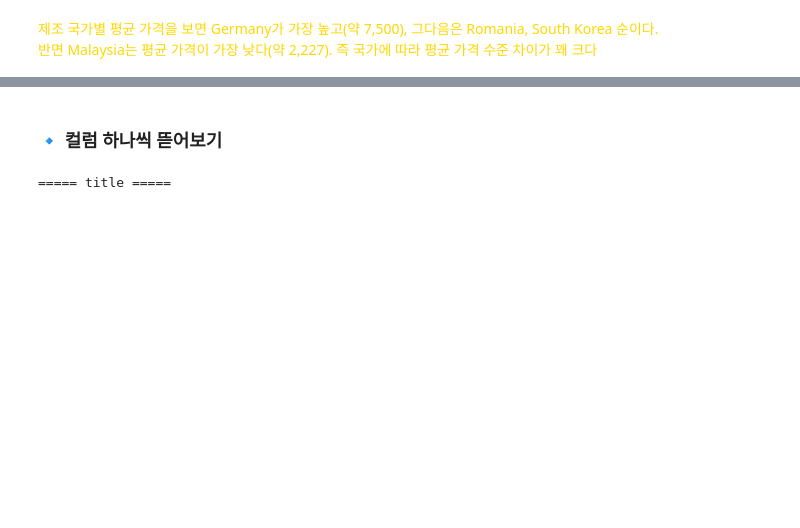
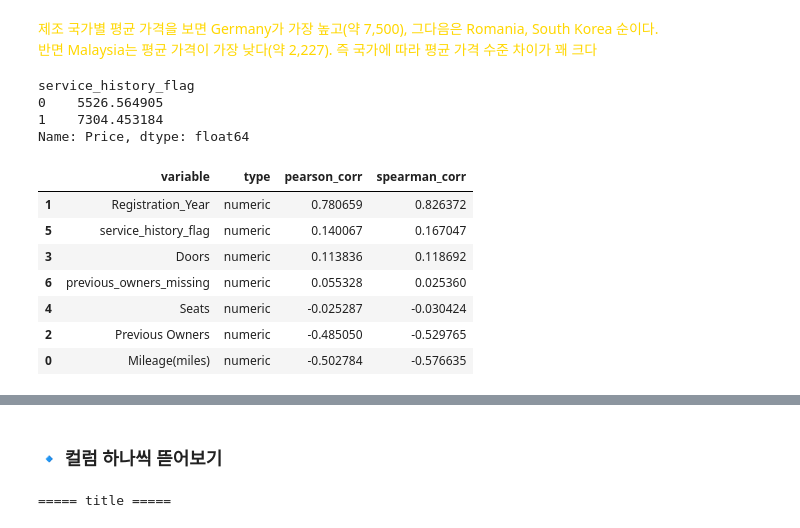
Before and after one commit to jojos0501/da5, a Jupyter notebook: 0206_DataTransformation/day2_project_조수경.ipynb, the cells around one changed output, grey strips where cells are left out. Saved outputs shown, nothing was run; the diff lists cells and outputs as text; code cells hidden in the pictures; blank space fills up the shorter version.

```diff
--- a/0206_DataTransformation/day2_project_조수경.ipynb
+++ b/0206_DataTransformation/day2_project_조수경.ipynb
@@ -857,3 +823,36 @@ plt.show()
 # %% [markdown]
 <span style="color: #ffd700;">
 제조 국가별 평균 가격을 보면 Germany가 가장 높고(약 7,500), 그다음은 Romania, South Korea 순이다. <br> 반면 Malaysia는 평균 가격이 가장 낮다(약 2,227). 즉 국가에 따라 평균 가격 수준 차이가 꽤 크다</span>
+# %%
+# 이진 변수 ↔ Price
+
+car_df.groupby("service_history_flag")["Price"].mean()
+# %% [output]
+service_history_flag
+0    5526.564905
+1    7304.453184
+Name: Price, dtype: float64
+# %%
+summary = []
+
+# numeric
+for col in numeric_cols:
+    if col != "Price":
+        summary.append({
+            "variable": col,
+            "type": "numeric",
+            "pearson_corr": car_df[col].corr(car_df["Price"]),
+            "spearman_corr": car_df[col].corr(car_df["Price"], method="spearman")
+        })
+
+summary_df = pd.DataFrame(summary).sort_values("spearman_corr", ascending=False)
+display(summary_df)
+# %% [output]
+|  | variable | type | pearson_corr | spearman_corr |
+| 1 | Registration_Year | numeric | 0.780659 | 0.826372 |
+| 5 | service_history_flag | numeric | 0.140067 | 0.167047 |
+| 3 | Doors | numeric | 0.113836 | 0.118692 |
+| 6 | previous_owners_missing | numeric | 0.055328 | 0.025360 |
+| 4 | Seats | numeric | -0.025287 | -0.030424 |
+| 2 | Previous Owners | numeric | -0.485050 | -0.529765 |
+| 0 | Mileage(miles) | numeric | -0.502784 | -0.576635 |
```
Also changed, not shown: parts of 31 cells of this notebook.
